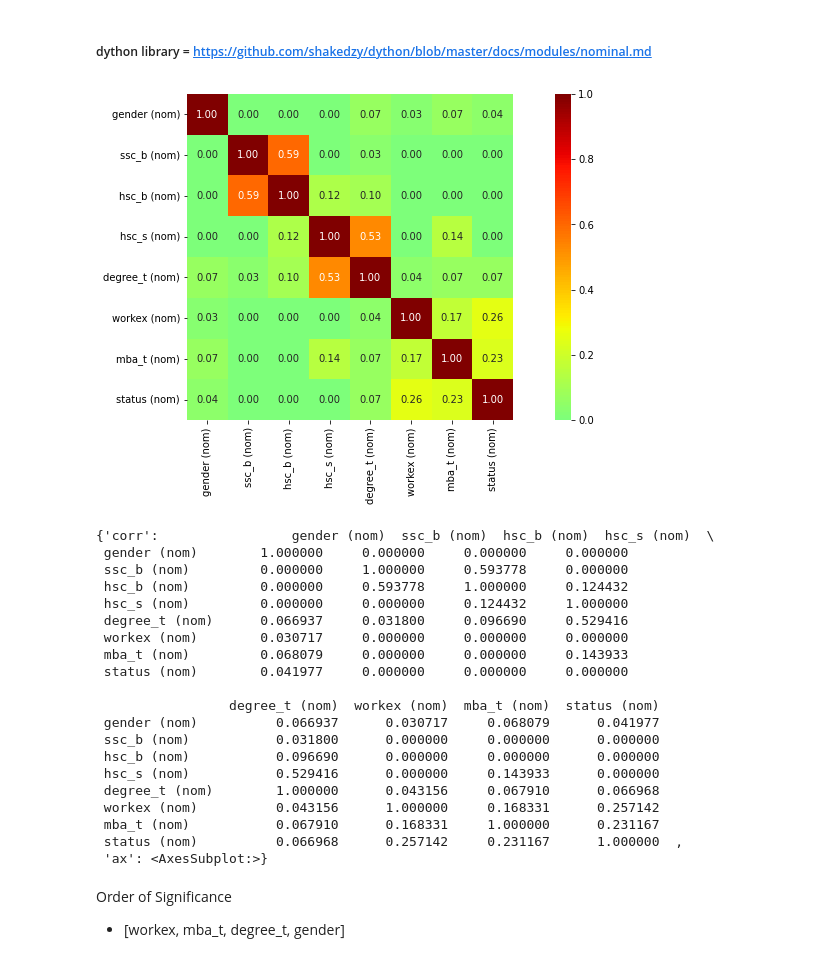
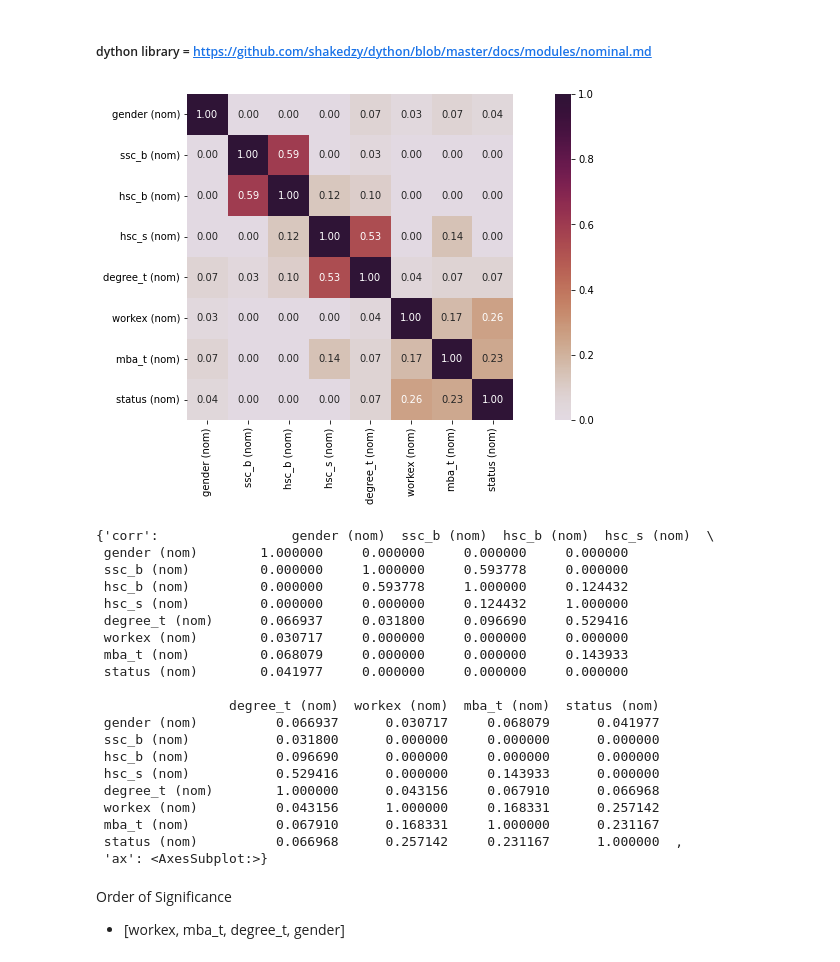
Before and after one commit to VARUN7111/Placement_Salary, a Jupyter notebook: status_and_salary.ipynb, the cells around one changed output. Saved outputs shown, nothing was run; the diff lists cells and outputs as text; code cells hidden in the pictures.

```diff
--- a/status_and_salary.ipynb
+++ b/status_and_salary.ipynb
@@ -699,10 +699,10 @@ dataset1 = data.iloc[:,[0,2,4,5,7,8,10,12]]
 # %%
 associations(dataset1, nominal_columns=['gender', 'ssc_b', 'hsc_b', 'hsc_s',
        'degree_t', 'workex', 'mba_t', 'status'], mark_columns=True,
              nom_nom_assoc='cramer', ax=None, figsize=(15,6), annot=True, fmt='.2f',
-             cmap='jet', sv_color='silver', cbar=True, vmax=1.0, vmin=0.00, plot=True, title=None)
+             cmap='twilight_shifted', sv_color='silver', cbar=True, vmax=1.0, vmin=0.00, plot=True, title=None)
 # %% [output]
-[figure, old version]
+[figure, new version]
 {'corr':                 gender (nom)  ssc_b (nom)  hsc_b (nom)  hsc_s (nom)  \
  gender (nom)        1.000000     0.000000     0.000000     0.000000
  ssc_b (nom)         0.000000     1.000000     0.593778     0.000000
```
Also changed, not shown: 1 other file.
